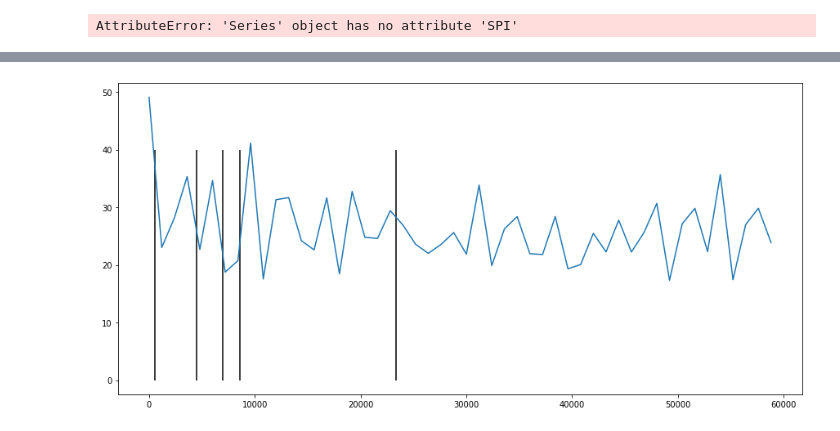
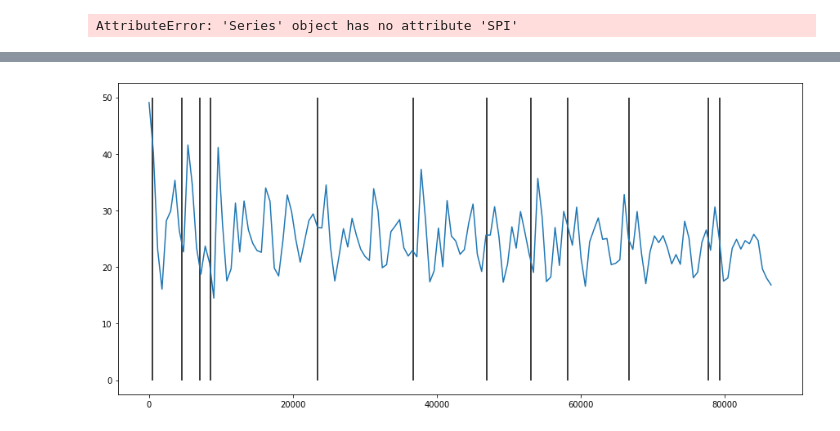
Before and after one commit to adithyashanmugam/Daytona24, a Jupyter notebook: src/2021/FixData2021.ipynb, the cells around one changed output, grey strips where cells are left out. Saved outputs shown, nothing was run; the diff lists cells and outputs as text; code cells hidden in the pictures.

```diff
--- a/src/2021/FixData2021.ipynb
+++ b/src/2021/FixData2021.ipynb
@@ -127,4 +127,5 @@ def get_risk_score(x):
     MEAN2 = 45.25483333333322
     STD1 = 15.610617771584481
     STD2 = 9.909181352955741
-    return (alpha*norm.pdf(x, MEAN1, STD1) + beta*norm.pdf(x, MEAN2, STD2))*10
+    score = (alpha*norm.pdf(x, MEAN1, STD1) + beta*norm.pdf(x, MEAN2, STD2))*10
+    return score
@@ -131,8 +136,28 @@ def get_risk_score(x):
 # %%
 risk_score = {}
-for t in range(0, MAXTIME, 1200):
+sus_score = {}
+for t in range(0, MAXTIME, 600):
     agg_risk = 0
+    agg_sus = 0
     for car in pit_times:
         lp = getLastPit(car, t)
+
+        previous = [time for time in pit_times[car] if time <= t]
+        pt = 0
+        sus = 0
+        for p in previous[1:]:
+            if p - pt < 600:
+#                 print(previous)
+                sus += 100
+            elif p - pt < 900:
+                sus += 80
+            elif p - pt < 1500:
+                sus += 30
+            else:
+                sus -= .25
+            pt = p
+        agg_sus += sus
+
         agg_risk += get_risk_score(lp)
     risk_score[t] = agg_risk
+    sus_score[t] = agg_sus
@@ -139,10 +171,10 @@ for t in range(0, MAXTIME, 1200):
 # %%
 plt.figure(figsize=(15,7))
-plt.plot(list(risk_score.keys())[:50], list(risk_score.values())[:50])
-plt.vlines(flagtimes[:5], 0, 40)
+plt.plot(list(risk_score.keys()), list(risk_score.values()))
+plt.vlines(flagtimes, 0, 50)
 plt.show()
 # %% [output]
-[figure, old version]
+[figure, new version]
 # %%
 cars = [38, 19, 74, 19, 47]
 times = [27940, 36360, 65440, 68460, 70540]
```
Also changed, not shown: parts of 2 cells of this notebook, 2 other files.
